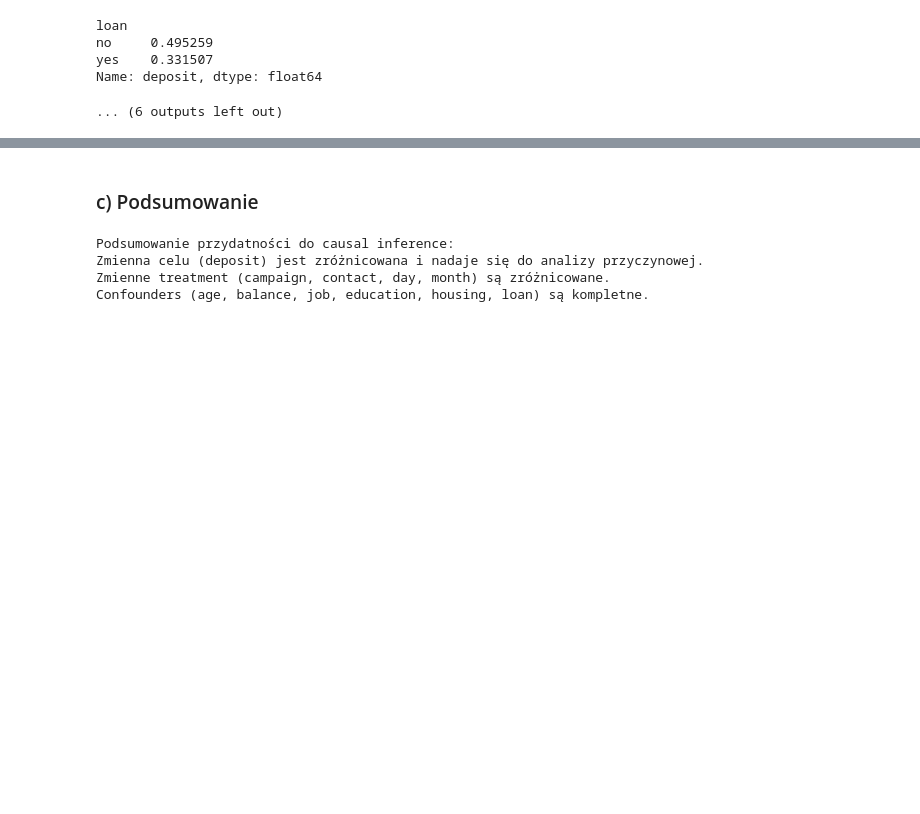
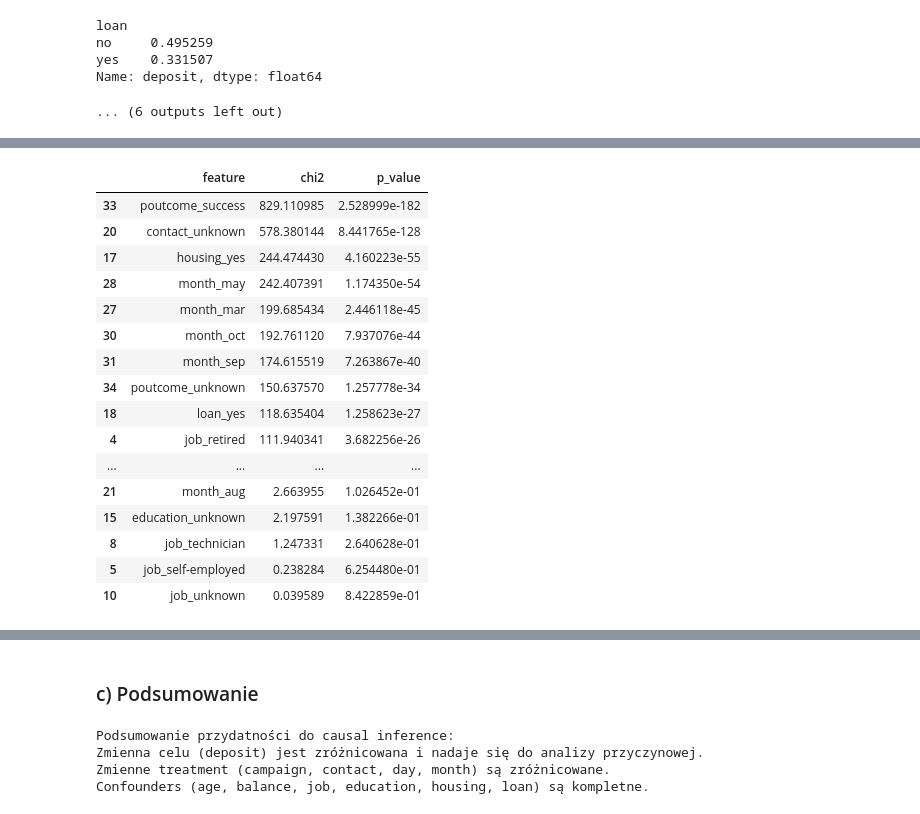
Before and after one commit to kabix09/causal_interference, a Jupyter notebook: notebooks/01_initial_correlation_screening.ipynb, the cells around one changed output, grey strips where cells are left out. Cells and saved outputs as stored; diff of their text form; code cells hidden in the pictures; blank space fills up the shorter version.

```diff
--- a/notebooks/01_initial_correlation_screening.ipynb
+++ b/notebooks/01_initial_correlation_screening.ipynb
@@ -250 +267,60 @@ Name: deposit, dtype: float64
+# %%
+df_encoded = pd.get_dummies(df, columns=cat_cols, drop_first=True)
+cat_features = [col for col in df_encoded.columns if
+                col.startswith('job') or
+                col.startswith('marital') or
+                col.startswith('education') or
+                col.startswith('default') or
+                col.startswith('housing') or
+                col.startswith('loan') or
+                col.startswith('contact') or
+                col.startswith('month') or
+                col.startswith('poutcome')]
+# %%
+y_bin = df_encoded['deposit'].astype(int)
+
+# Feature matrix
+X_bin = df_encoded[cat_features].copy()
+
+# Konwersja do 0/1
+for col in X_bin.columns:
+    X_bin[col] = (
+        X_bin[col]
+        .replace({True: 1, False: 0})   # bool
+        .replace({'yes': 1, 'no': 0})   # jeśli masz stringi
+    )
+
+X_bin = X_bin.apply(pd.to_numeric, errors='coerce')
+
+# Braki → 0 (dla chi² to standardowe podejście dla binary flags)
+X_bin = X_bin.fillna(0).astype(int)
+
+# Chi-square test
+chi_scores, p_values = chi2(X_bin, y_bin)
+
+chi_df = pd.DataFrame({
+    'feature': X_bin.columns,
+    'chi2': chi_scores,
+    'p_value': p_values,
+}).sort_values(by='chi2', ascending=False)
+
+display(chi_df)
+# %% [output]
+|  | feature | chi2 | p_value |
+| 33 | poutcome_success | 829.110985 | 2.528999e-182 |
+| 20 | contact_unknown | 578.380144 | 8.441765e-128 |
+| 17 | housing_yes | 244.474430 | 4.160223e-55 |
+| 28 | month_may | 242.407391 | 1.174350e-54 |
+| 27 | month_mar | 199.685434 | 2.446118e-45 |
+| 30 | month_oct | 192.761120 | 7.937076e-44 |
+| 31 | month_sep | 174.615519 | 7.263867e-40 |
+| 34 | poutcome_unknown | 150.637570 | 1.257778e-34 |
+| 18 | loan_yes | 118.635404 | 1.258623e-27 |
+| 4 | job_retired | 111.940341 | 3.682256e-26 |
+| ... | ... | ... | ... |
+| 21 | month_aug | 2.663955 | 1.026452e-01 |
+| 15 | education_unknown | 2.197591 | 1.382266e-01 |
+| 8 | job_technician | 1.247331 | 2.640628e-01 |
+| 5 | job_self-employed | 0.238284 | 6.254480e-01 |
+| 10 | job_unknown | 0.039589 | 8.422859e-01 |
 # %% [markdown]
```
Also changed, not shown: parts of 6 cells of this notebook, 7 other files.
